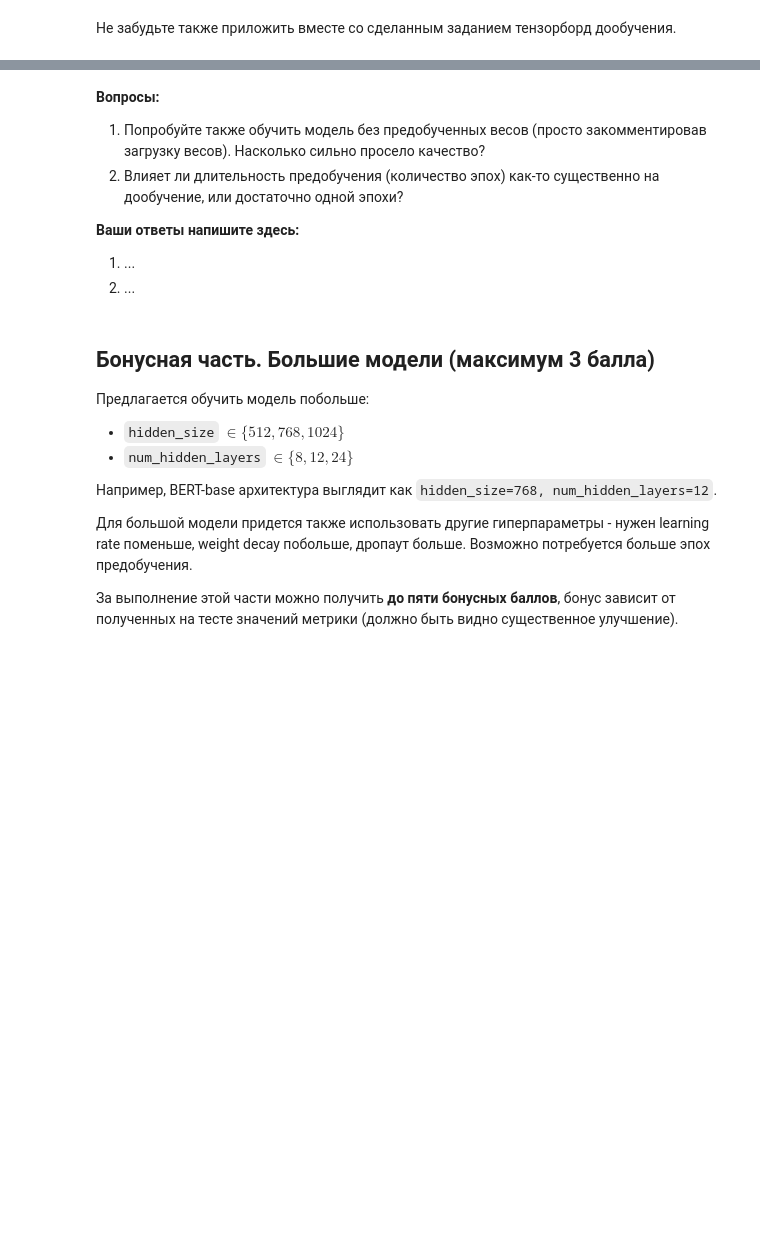
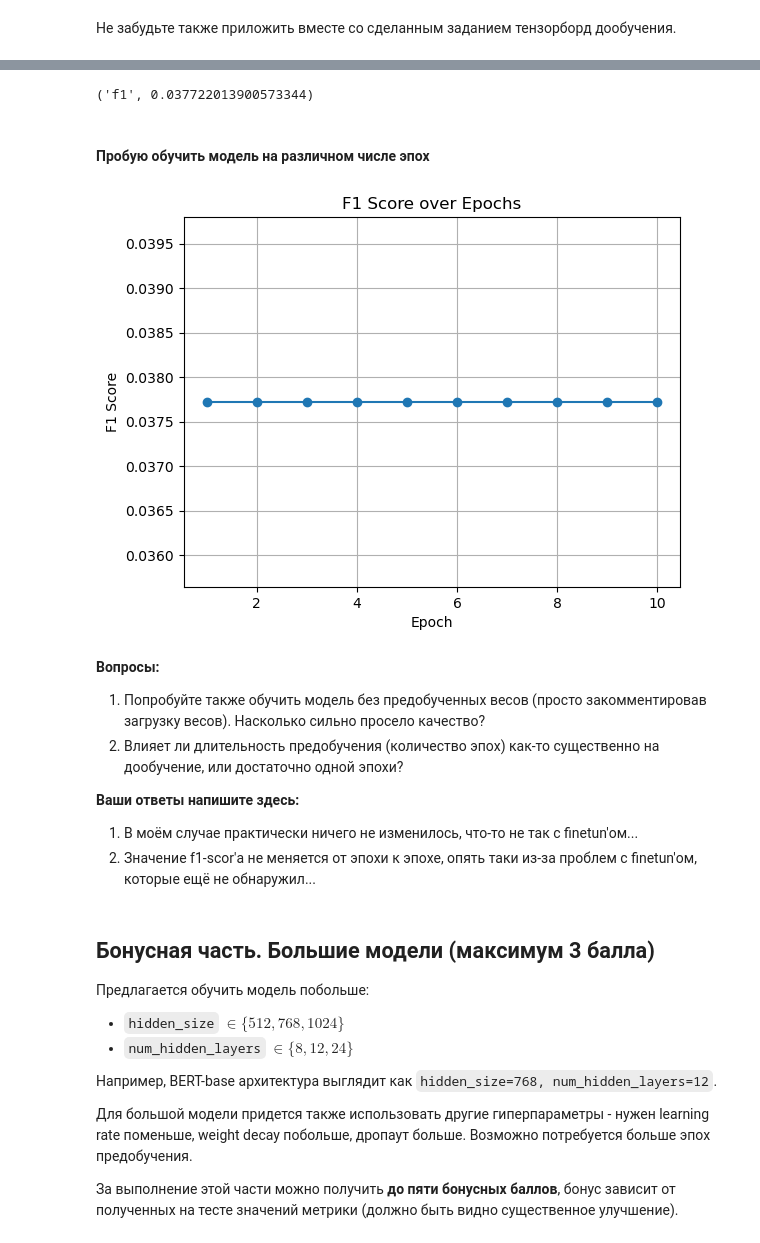
Before and after one commit to Bicdan/mmot3, a Jupyter notebook: task3_bert.ipynb, the cells around one changed output, grey strips where cells are left out. Cells and saved outputs as stored; diff of their text form; code cells hidden in the pictures; blank space fills up the shorter version.

```diff
--- a/task3_bert.ipynb
+++ b/task3_bert.ipynb
@@ -1714,5 +1794,5 @@ val_scorer(trainer)
 # %%
-trainer.train(dataloaders, n_epochs=..., scorer=val_scorer)
+trainer.train(dataloaders, n_epochs=25, scorer=val_scorer)
 # %% [markdown]
 Одним из критериев получения полного балла за задание является получение на тесте значения метрики $\geqslant 0.7$. Скор на тестовой выборке:
 # %%
@@ -1723,0 +1858,10 @@ test_scorer(trainer)
+# %%
+trainer.train(dataloaders, n_epochs=25, scorer=val_scorer)
+# %%
+test_scorer = make_scorer(test['text'].values, test['label'].values, tokenizer, maxlen=100)
+
+test_scorer(trainer)
+# %% [output]
+('f1', 0.037722013900573344)
+# %% [markdown]
+#### Пробую обучить модель на различном числе эпох
@@ -1724,11 +1912,28 @@ test_scorer(trainer)
+# %%
+epoch_to_f1 = {}
+
+for n_epoch in range(10):
+    epoch_to_f1[n_epoch+1] = get_f1_by_epoch(n_epoch+1)
+# %%
+epochs = list(epoch_to_f1.keys())
+f1_scores = list(epoch_to_f1.values())
+
+plt.plot(epochs, f1_scores, marker='o', linestyle='-')
+plt.title('F1 Score over Epochs')
+plt.xlabel('Epoch')
+plt.ylabel('F1 Score')
+plt.grid(True)
+plt.show()
+# %% [output]
+[figure, added]
 # %% [markdown]
 **Вопросы:**
 1. Попробуйте также обучить модель без предобученных весов (просто закомментировав загрузку весов). Насколько сильно просело качество?
 2. Влияет ли длительность предобучения (количество эпох) как-то существенно на дообучение, или достаточно одной эпохи?
 
 **Ваши ответы напишите здесь:**
-1. ...
-2. ...
+1. В моём случае практически ничего не изменилось, что-то не так с finetun'ом...
+2. Значение f1-scor'а не меняется от эпохи к эпохе, опять таки из-за проблем с finetun'ом, которые ещё не обнаружил...
 # %% [markdown]
 ## Бонусная часть. Большие модели (максимум 3 балла)
 
```
Also changed, not shown: parts of 45 cells of this notebook.
